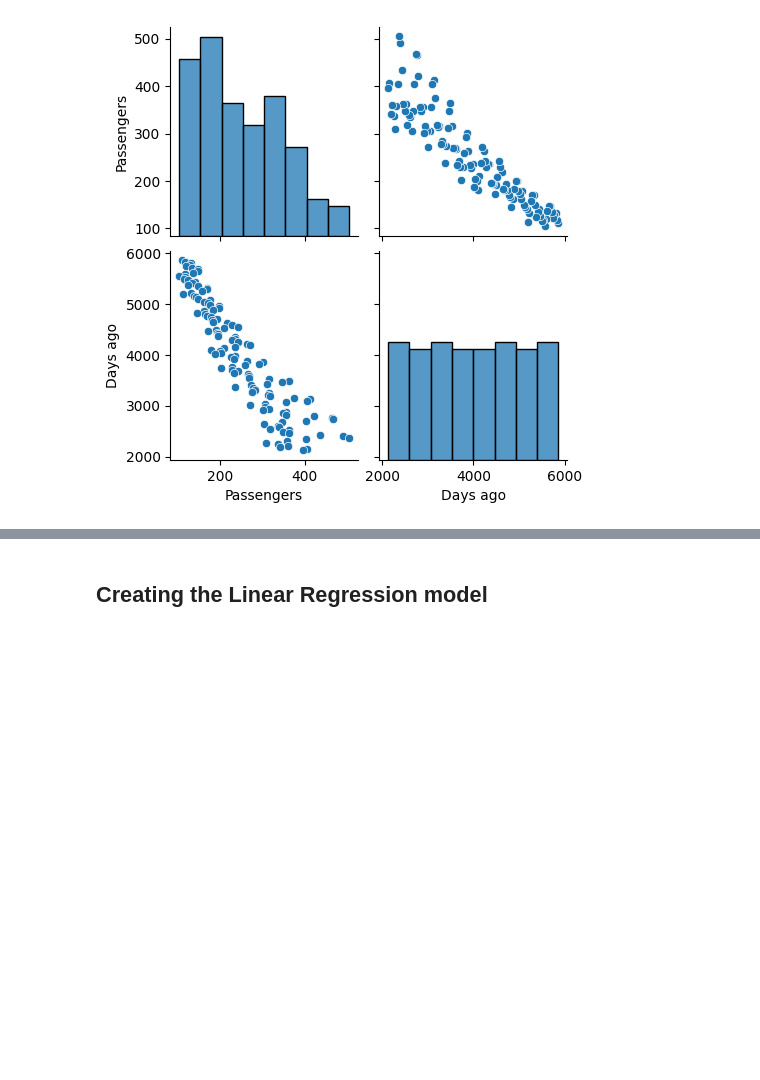
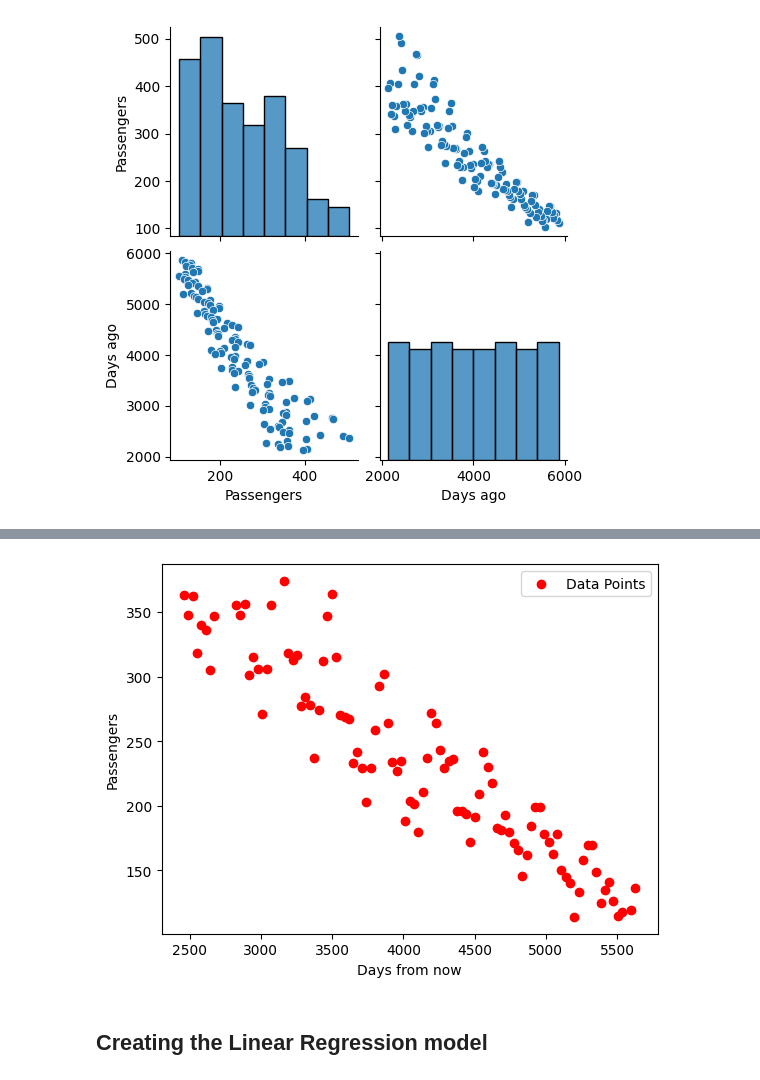
Before and after one commit to ahsanzizan/latihan-lks, a Jupyter notebook: soal-alterra-1/main.ipynb, the cells around one changed output, grey strips where cells are left out. Cells and saved outputs as stored; diff of their text form; code cells hidden in the pictures; blank space fills up the shorter version.

```diff
--- a/soal-alterra-1/main.ipynb
+++ b/soal-alterra-1/main.ipynb
@@ -49,2 +83,6 @@ sns.pairplot(train)
+# %%
+visualize_scatter_plot(cleaned_train['Days ago'], cleaned_train['Passengers'])
+# %% [output]
+[figure, added]
 # %% [markdown]
 ## Creating the Linear Regression model
```
Also changed, not shown: parts of 21 cells of this notebook, 1 other file.
